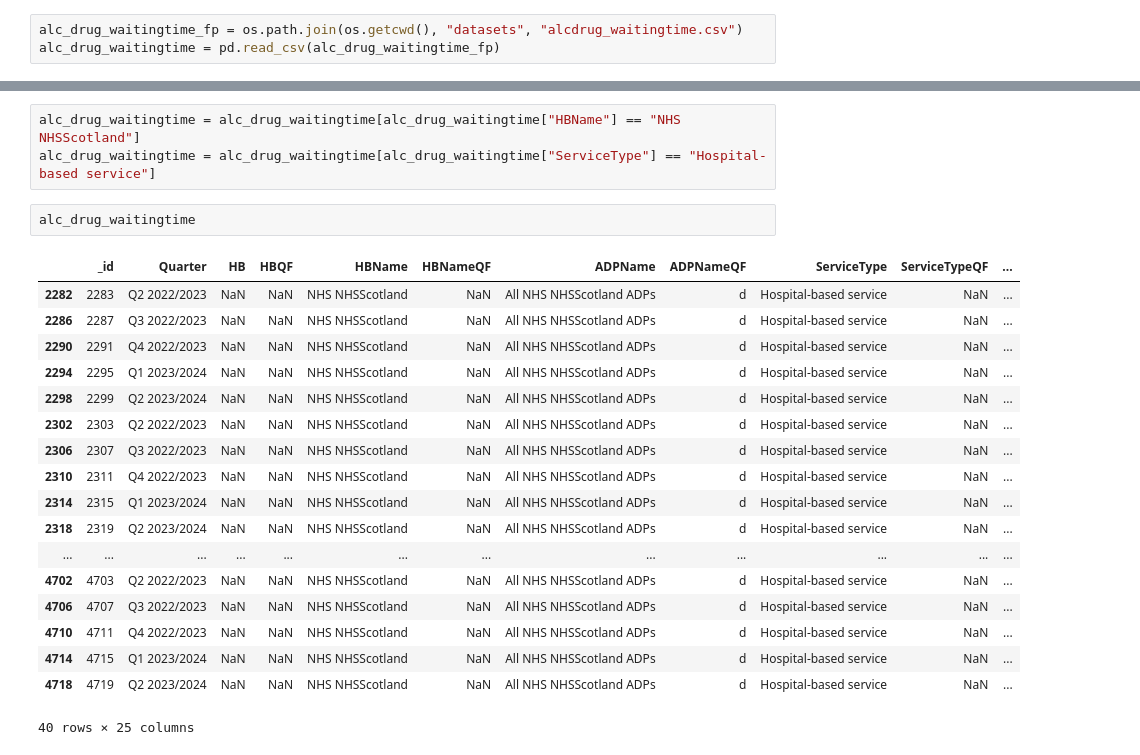
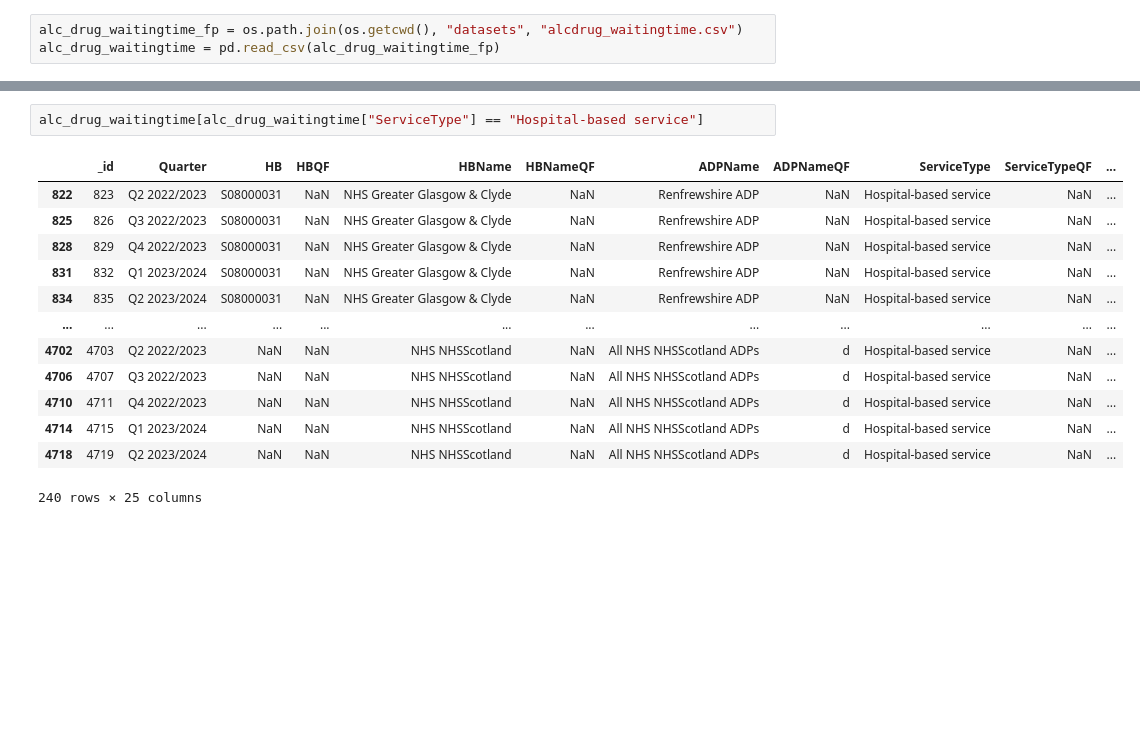
Before and after one commit to brianej/fdscw3, a Jupyter notebook: q1.ipynb, the cells around one changed output, grey strips where cells are left out. Cells and saved outputs as stored; diff of their text form; blank space fills up the shorter version.

```diff
--- a/q1.ipynb
+++ b/q1.ipynb
@@ -202,24 +210,16 @@ alc_drug_waitingtime = pd.read_csv(alc_drug_waitingtime_fp)
 # %%
-alc_drug_waitingtime = alc_drug_waitingtime[alc_drug_waitingtime["HBName"] == "NHS NHSScotland"]
-alc_drug_waitingtime = alc_drug_waitingtime[alc_drug_waitingtime["ServiceType"] == "Hospital-based service"]
+alc_drug_waitingtime[alc_drug_waitingtime["ServiceType"] == "Hospital-based service"]
+# %% [output]
+|  | _id | Quarter | HB | HBQF | HBName | HBNameQF | ADPName | ADPNameQF | ServiceType | ServiceTypeQF | ... |
+| 822 | 823 | Q2 2022/2023 | S08000031 | NaN | NHS Greater Glasgow & Clyde | NaN | Renfrewshire ADP | NaN | Hospital-based service | NaN | ... |
+| 825 | 826 | Q3 2022/2023 | S08000031 | NaN | NHS Greater Glasgow & Clyde | NaN | Renfrewshire ADP | NaN | Hospital-based service | NaN | ... |
+| 828 | 829 | Q4 2022/2023 | S08000031 | NaN | NHS Greater Glasgow & Clyde | NaN | Renfrewshire ADP | NaN | Hospital-based service | NaN | ... |
+| 831 | 832 | Q1 2023/2024 | S08000031 | NaN | NHS Greater Glasgow & Clyde | NaN | Renfrewshire ADP | NaN | Hospital-based service | NaN | ... |
+| 834 | 835 | Q2 2023/2024 | S08000031 | NaN | NHS Greater Glasgow & Clyde | NaN | Renfrewshire ADP | NaN | Hospital-based service | NaN | ... |
+| ... | ... | ... | ... | ... | ... | ... | ... | ... | ... | ... | ... |
+| 4702 | 4703 | Q2 2022/2023 | NaN | NaN | NHS NHSScotland | NaN | All NHS NHSScotland ADPs | d | Hospital-based service | NaN | ... |
+| 4706 | 4707 | Q3 2022/2023 | NaN | NaN | NHS NHSScotland | NaN | All NHS NHSScotland ADPs | d | Hospital-based service | NaN | ... |
+| 4710 | 4711 | Q4 2022/2023 | NaN | NaN | NHS NHSScotland | NaN | All NHS NHSScotland ADPs | d | Hospital-based service | NaN | ... |
+| 4714 | 4715 | Q1 2023/2024 | NaN | NaN | NHS NHSScotland | NaN | All NHS NHSScotland ADPs | d | Hospital-based service | NaN | ... |
+| 4718 | 4719 | Q2 2023/2024 | NaN | NaN | NHS NHSScotland | NaN | All NHS NHSScotland ADPs | d | Hospital-based service | NaN | ... |
+240 rows × 25 columns
-# %%
-alc_drug_waitingtime
-# %% [output]
-|  | _id | Quarter | HB | HBQF | HBName | HBNameQF | ADPName | ADPNameQF | ServiceType | ServiceTypeQF | ... |
-| 2282 | 2283 | Q2 2022/2023 | NaN | NaN | NHS NHSScotland | NaN | All NHS NHSScotland ADPs | d | Hospital-based service | NaN | ... |
-| 2286 | 2287 | Q3 2022/2023 | NaN | NaN | NHS NHSScotland | NaN | All NHS NHSScotland ADPs | d | Hospital-based service | NaN | ... |
-| 2290 | 2291 | Q4 2022/2023 | NaN | NaN | NHS NHSScotland | NaN | All NHS NHSScotland ADPs | d | Hospital-based service | NaN | ... |
-| 2294 | 2295 | Q1 2023/2024 | NaN | NaN | NHS NHSScotland | NaN | All NHS NHSScotland ADPs | d | Hospital-based service | NaN | ... |
-| 2298 | 2299 | Q2 2023/2024 | NaN | NaN | NHS NHSScotland | NaN | All NHS NHSScotland ADPs | d | Hospital-based service | NaN | ... |
-| 2302 | 2303 | Q2 2022/2023 | NaN | NaN | NHS NHSScotland | NaN | All NHS NHSScotland ADPs | d | Hospital-based service | NaN | ... |
-| 2306 | 2307 | Q3 2022/2023 | NaN | NaN | NHS NHSScotland | NaN | All NHS NHSScotland ADPs | d | Hospital-based service | NaN | ... |
-| 2310 | 2311 | Q4 2022/2023 | NaN | NaN | NHS NHSScotland | NaN | All NHS NHSScotland ADPs | d | Hospital-based service | NaN | ... |
-| 2314 | 2315 | Q1 2023/2024 | NaN | NaN | NHS NHSScotland | NaN | All NHS NHSScotland ADPs | d | Hospital-based service | NaN | ... |
-| 2318 | 2319 | Q2 2023/2024 | NaN | NaN | NHS NHSScotland | NaN | All NHS NHSScotland ADPs | d | Hospital-based service | NaN | ... |
-| ... | ... | ... | ... | ... | ... | ... | ... | ... | ... | ... | ... |
-| 4702 | 4703 | Q2 2022/2023 | NaN | NaN | NHS NHSScotland | NaN | All NHS NHSScotland ADPs | d | Hospital-based service | NaN | ... |
-| 4706 | 4707 | Q3 2022/2023 | NaN | NaN | NHS NHSScotland | NaN | All NHS NHSScotland ADPs | d | Hospital-based service | NaN | ... |
-| 4710 | 4711 | Q4 2022/2023 | NaN | NaN | NHS NHSScotland | NaN | All NHS NHSScotland ADPs | d | Hospital-based service | NaN | ... |
-| 4714 | 4715 | Q1 2023/2024 | NaN | NaN | NHS NHSScotland | NaN | All NHS NHSScotland ADPs | d | Hospital-based service | NaN | ... |
-| 4718 | 4719 | Q2 2023/2024 | NaN | NaN | NHS NHSScotland | NaN | All NHS NHSScotland ADPs | d | Hospital-based service | NaN | ... |
-40 rows × 25 columns
```
Also changed, not shown: parts of 2 cells of this notebook, 1 other file.
